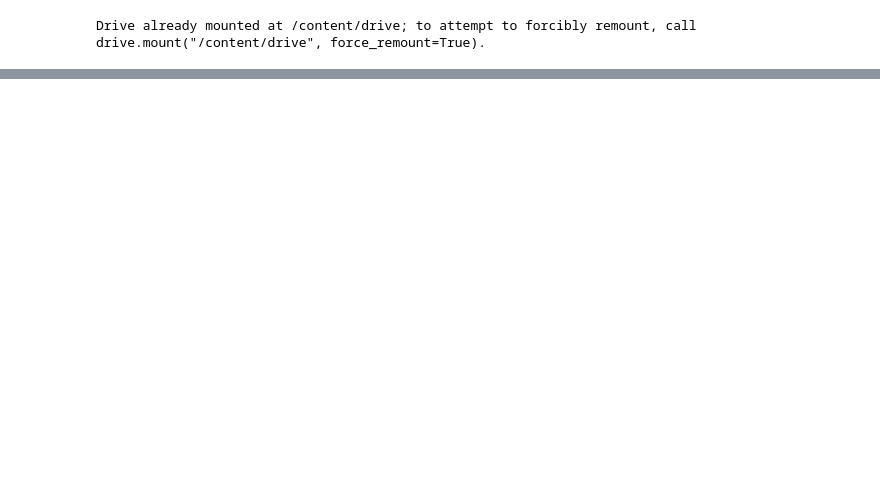
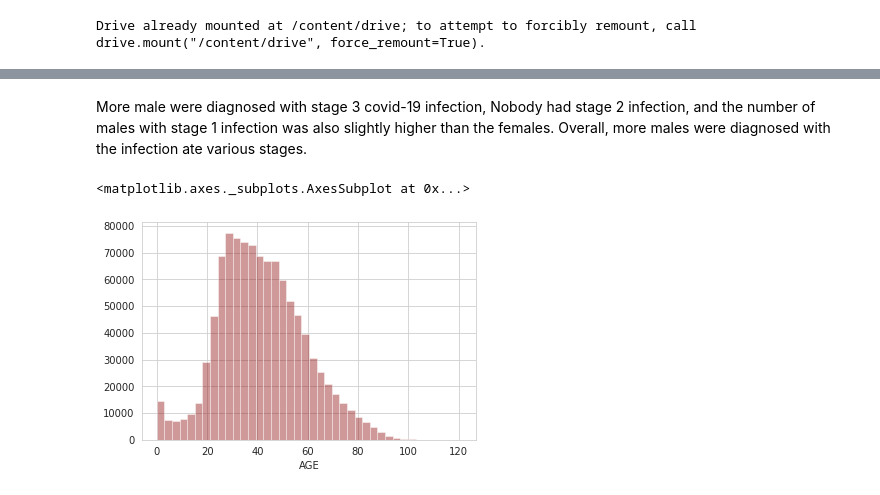
Before and after one commit to NNEKUS/-data-engineering-project-template., a Jupyter notebook: My_Data_Cleaning_and_Enrichment_Notebook.ipynb, the cells around one changed output, grey strips where cells are left out. Cells and saved outputs as stored; diff of their text form; code cells hidden in the pictures; blank space fills up the shorter version.

```diff
--- a/My_Data_Cleaning_and_Enrichment_Notebook.ipynb
+++ b/My_Data_Cleaning_and_Enrichment_Notebook.ipynb
@@ -41,0 +314,8 @@ Archive:  covid19-dataset.zip
+# %% [markdown]
+More male were diagnosed with stage 3 covid-19 infection, Nobody had stage 2 infection, and the number of males with stage 1 infection was also slightly higher than the females.
+Overall, more males were diagnosed with the infection ate various stages.
+# %%
+sns.distplot(df1['AGE'].dropna(),kde=False, color='darkred',bins=40)
+# %% [output]
+<matplotlib.axes._subplots.AxesSubplot at 0x...>
+[figure, added]
```
Also changed, not shown: parts of 56 cells of this notebook.
